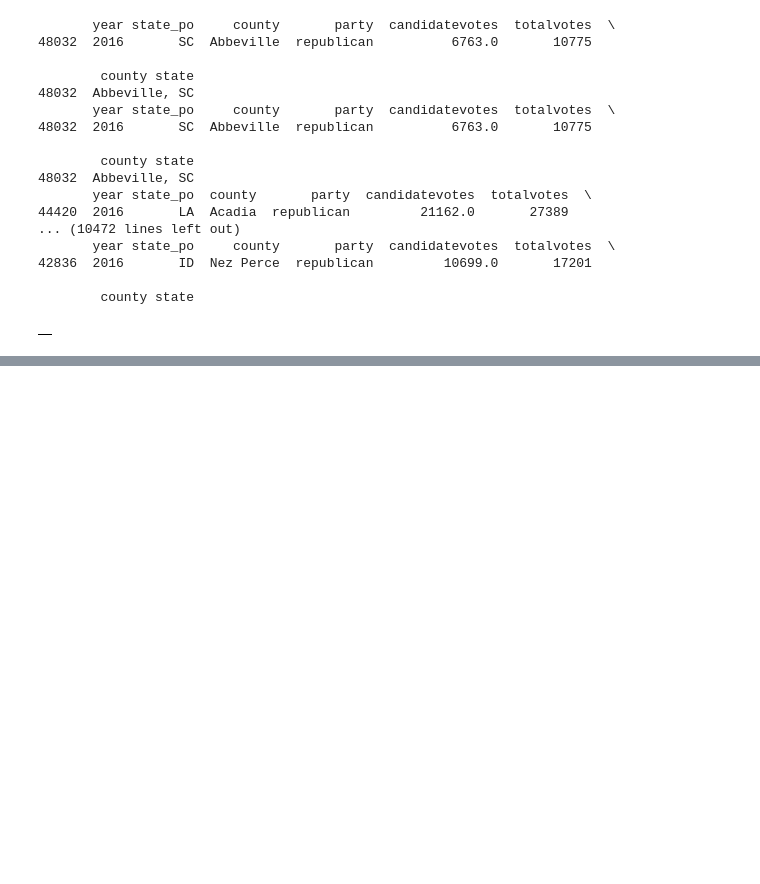
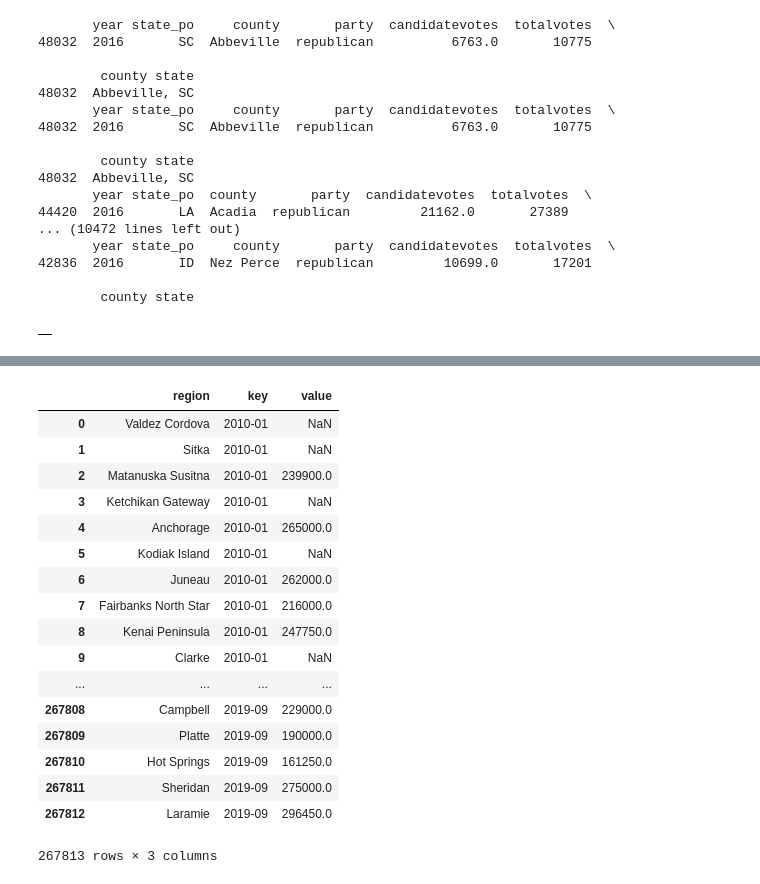
Before and after one commit to richik-ray/Moving-Dashboard, a Jupyter notebook: Data.ipynb, the cells around one changed output, grey strips where cells are left out. Drawn from its saved outputs; the diff is of its cells as text; code cells hidden in the pictures; blank space fills up the shorter version.

```diff
--- a/Data.ipynb
+++ b/Data.ipynb
@@ -66,0 +80,31 @@ merge.drop(["state_po", "county", "party_x", "candidatevotes_x", "totalvotes", "
+# %%
+di = {}
+i = 0
+for key, value in housing[housing.columns[2:]].iteritems():
+    for val in range(len(value)):
+        di[i] = {"region": housing["RegionName"][val], "key": key, "value": value[val]}
+        i = i + 1
+
+newHousing = pd.DataFrame.from_dict(di, "index")
+# %%
+newHousing.to_csv("Ho")
+newHousing
+# %% [output]
+|  | region | key | value |
+| 0 | Valdez Cordova | 2010-01 | NaN |
+| 1 | Sitka | 2010-01 | NaN |
+| 2 | Matanuska Susitna | 2010-01 | 239900.0 |
+| 3 | Ketchikan Gateway | 2010-01 | NaN |
+| 4 | Anchorage | 2010-01 | 265000.0 |
+| 5 | Kodiak Island | 2010-01 | NaN |
+| 6 | Juneau | 2010-01 | 262000.0 |
+| 7 | Fairbanks North Star | 2010-01 | 216000.0 |
+| 8 | Kenai Peninsula | 2010-01 | 247750.0 |
+| 9 | Clarke | 2010-01 | NaN |
+| ... | ... | ... | ... |
+| 267808 | Campbell | 2019-09 | 229000.0 |
+| 267809 | Platte | 2019-09 | 190000.0 |
+| 267810 | Hot Springs | 2019-09 | 161250.0 |
+| 267811 | Sheridan | 2019-09 | 275000.0 |
+| 267812 | Laramie | 2019-09 | 296450.0 |
+267813 rows × 3 columns
```
Also changed, not shown: parts of 3 cells of this notebook, 3 other files.
